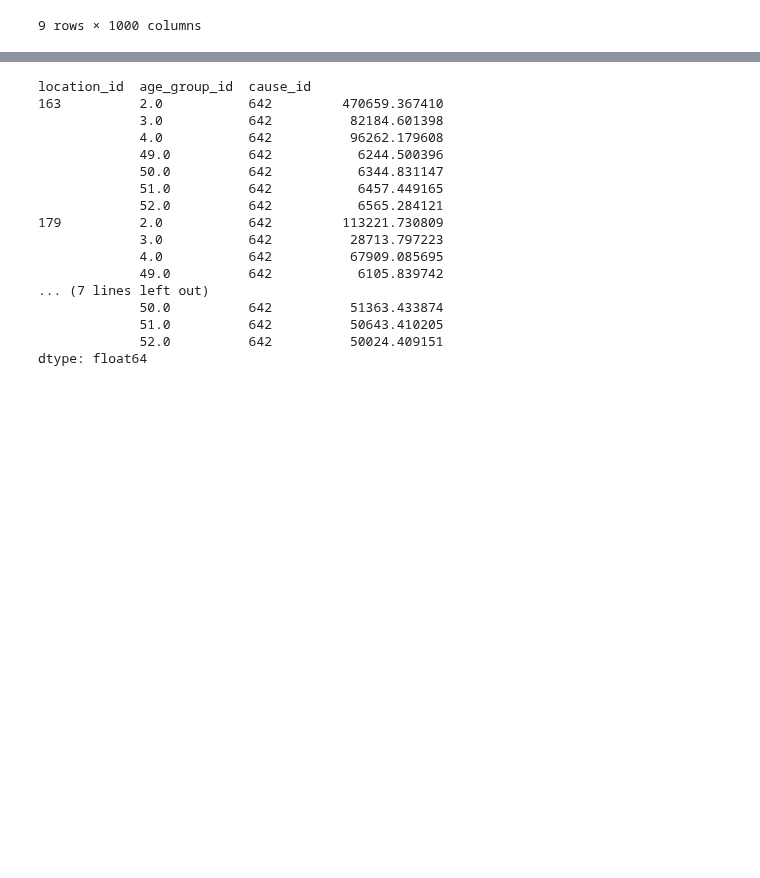
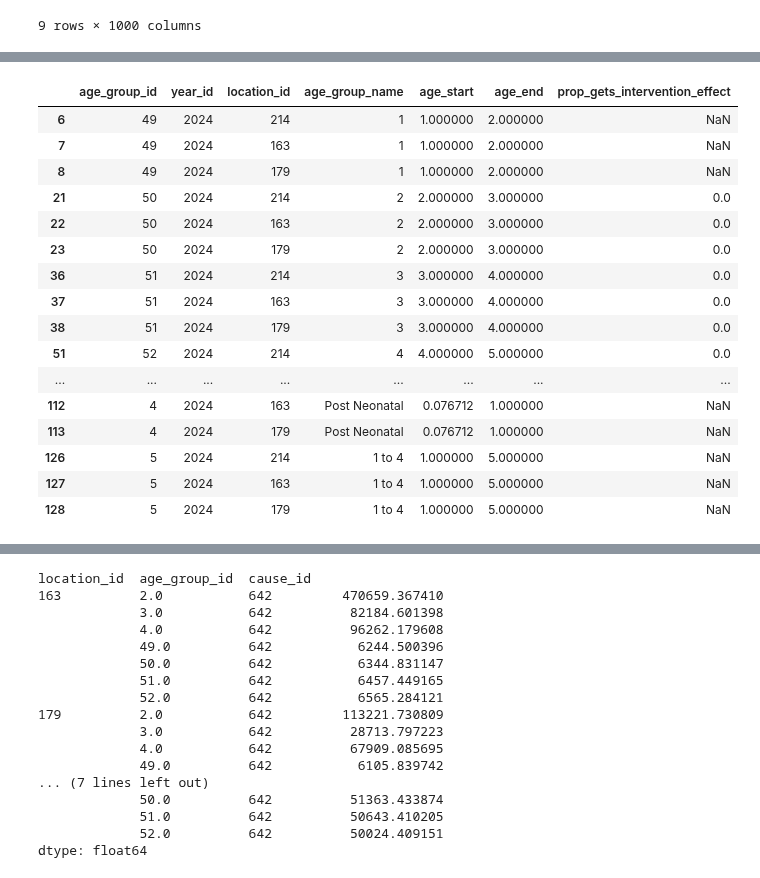
Before and after one commit to ihmeuw/vivarium_data_analysis, a Jupyter notebook: pre_processing/lsff_project/multiplication_models/dichotomous_models/2021_02_16_folic_acid_multiplicative_model_updated_alpha.ipynb, the cells around one changed output, grey strips where cells are left out. Cells and saved outputs as stored; diff of their text form; code cells hidden in the pictures; blank space fills up the shorter version.

```diff
--- a/pre_processing/lsff_project/multiplication_models/dichotomous_models/2021_02_16_folic_acid_multiplicative_model_updated_alpha.ipynb
+++ b/pre_processing/lsff_project/multiplication_models/dichotomous_models/2021_02_16_folic_acid_multiplicative_model_updated_alpha.ipynb
@@ -241,0 +441,5 @@ dalys = pull_dalys(cause_ids, cause_ids, location_ids, ages, sexes, index_cols)
+# %%
+# one year after the intervention starts, those who are born start receiving benefit
+# assume children born at a constant rate
+
+mock.loc[(mock.year_id - year_start == 1) & (mock.age_start < 1),'prop_gets_intervention_effect'] = 1 - mock.age_start - 0.5 * (mock.age_end - mock.age_start)
@@ -241,0 +459,20 @@ dalys = pull_dalys(cause_ids, cause_ids, location_ids, ages, sexes, index_cols)
+# %%
+mock.loc[(mock.year_id - year_start == 2)]
+# %% [output]
+|  | age_group_id | year_id | location_id | age_group_name | age_start | age_end | prop_gets_intervention_effect |
+| 6 | 49 | 2024 | 214 | 1 | 1.000000 | 2.000000 | NaN |
+| 7 | 49 | 2024 | 163 | 1 | 1.000000 | 2.000000 | NaN |
+| 8 | 49 | 2024 | 179 | 1 | 1.000000 | 2.000000 | NaN |
+| 21 | 50 | 2024 | 214 | 2 | 2.000000 | 3.000000 | 0.0 |
+| 22 | 50 | 2024 | 163 | 2 | 2.000000 | 3.000000 | 0.0 |
+| 23 | 50 | 2024 | 179 | 2 | 2.000000 | 3.000000 | 0.0 |
+| 36 | 51 | 2024 | 214 | 3 | 3.000000 | 4.000000 | 0.0 |
+| 37 | 51 | 2024 | 163 | 3 | 3.000000 | 4.000000 | 0.0 |
+| 38 | 51 | 2024 | 179 | 3 | 3.000000 | 4.000000 | 0.0 |
+| 51 | 52 | 2024 | 214 | 4 | 4.000000 | 5.000000 | 0.0 |
+| ... | ... | ... | ... | ... | ... | ... | ... |
+| 112 | 4 | 2024 | 163 | Post Neonatal | 0.076712 | 1.000000 | NaN |
+| 113 | 4 | 2024 | 179 | Post Neonatal | 0.076712 | 1.000000 | NaN |
+| 126 | 5 | 2024 | 214 | 1 to 4 | 1.000000 | 5.000000 | NaN |
+| 127 | 5 | 2024 | 163 | 1 to 4 | 1.000000 | 5.000000 | NaN |
+| 128 | 5 | 2024 | 179 | 1 to 4 | 1.000000 | 5.000000 | NaN |
```
Also changed, not shown: parts of 30 cells of this notebook.
